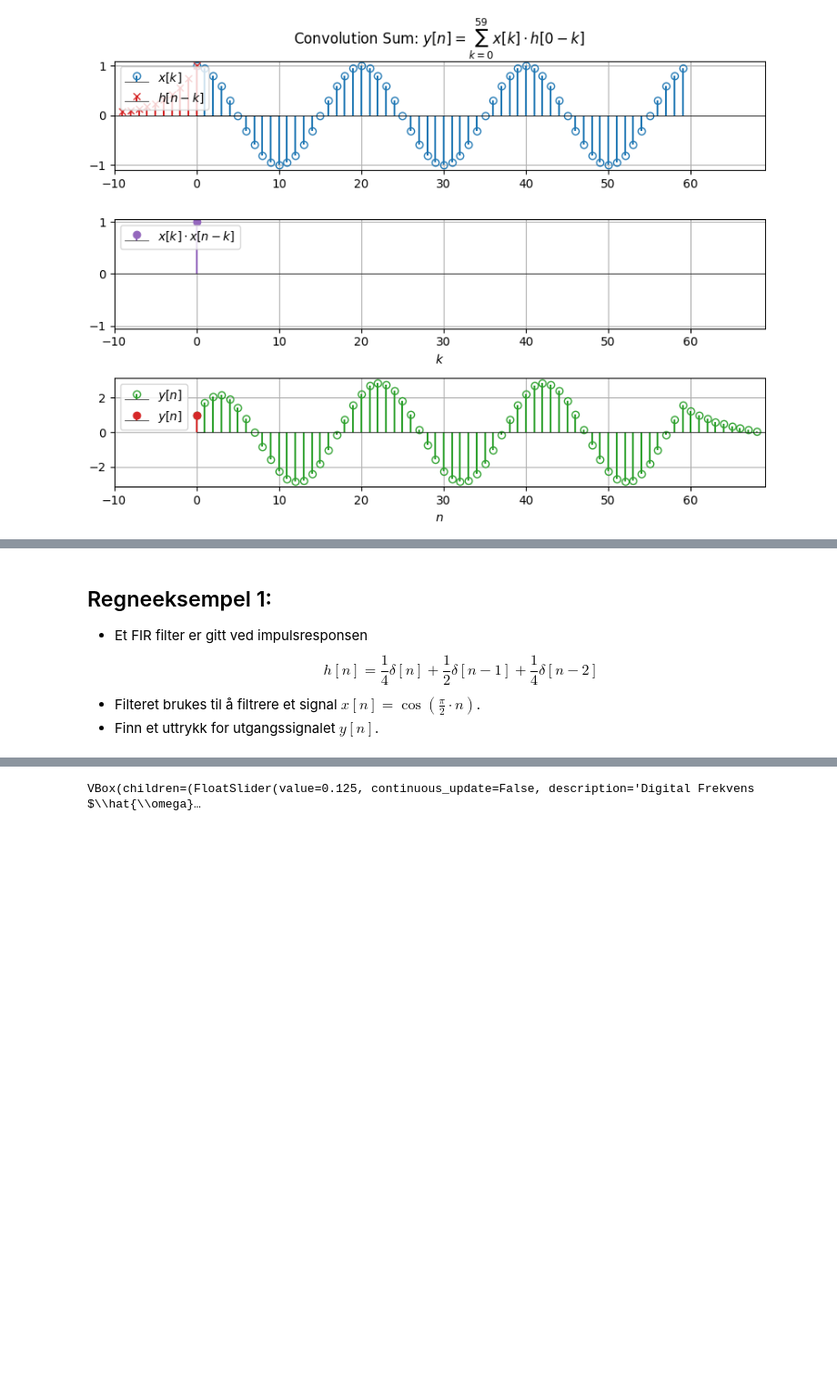
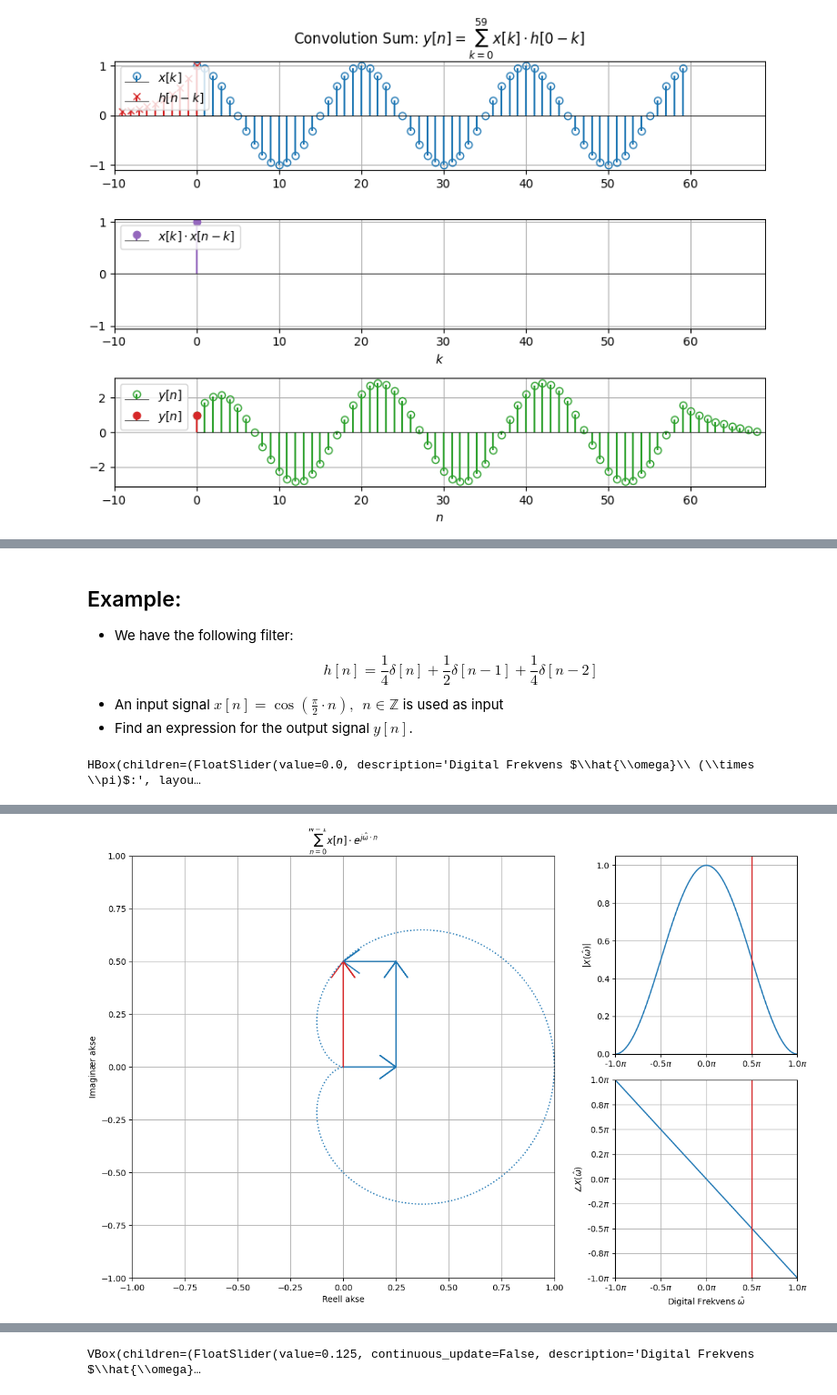
Before and after one commit to kaierih/AIS2201-Lecture_Notes, a Jupyter notebook: digital_filters/frequency_response.ipynb, the cells around one changed output, grey strips where cells are left out. Shown at 91% size. Saved outputs shown, nothing was run; the diff lists cells and outputs as text; code cells hidden in the pictures; blank space fills up the shorter version.

```diff
--- a/digital_filters/frequency_response.ipynb
+++ b/digital_filters/frequency_response.ipynb
@@ -96,6 +99,12 @@ y[n] &= 0.925\cdot \sin \left(\frac{2\pi}{16} \cdot (n-2) \right)\\
 # %% [markdown]
-## Regneeksempel 1:
-* Et FIR filter er gitt ved impulsresponsen
+## Example:
+* We have the following filter:
 $$h[n] =\frac{1}{4}\delta[n] + \frac{1}{2}\delta[n-1] + \frac{1}{4}\delta[n-2]$$
-* Filteret brukes til å filtrere et signal $x[n] = \cos\left(\frac{\pi}{2}\cdot n\right)$.
-* Finn et uttrykk for utgangssignalet $y[n]$.
+* An input signal $x[n] = \cos\left(\frac{\pi}{2}\cdot n\right), \ \ n \in \mathbb{Z}$ is used as input
+* Find an expression for the output signal $y[n]$.
+# %%
+from demos import DTFT_Demo
+hn = np.array([1/4, 1/2, 1/4])
+DTFT_Demo(hn, fig_num=1).update(omega=0.5);
+# %% [output]
+HBox(children=(FloatSlider(value=0.0, description='Digital Frekvens $\\hat{\\omega}\\ (\\times \\pi)$:', layou…
@@ -102 +112,2 @@ $$h[n] =\frac{1}{4}\delta[n] + \frac{1}{2}\delta[n-1] + \frac{1}{4}\delta[n-2]$$
+[figure, added]
 # %% [markdown]
```
Also changed, not shown: parts of 41 cells of this notebook, 12 other files.
